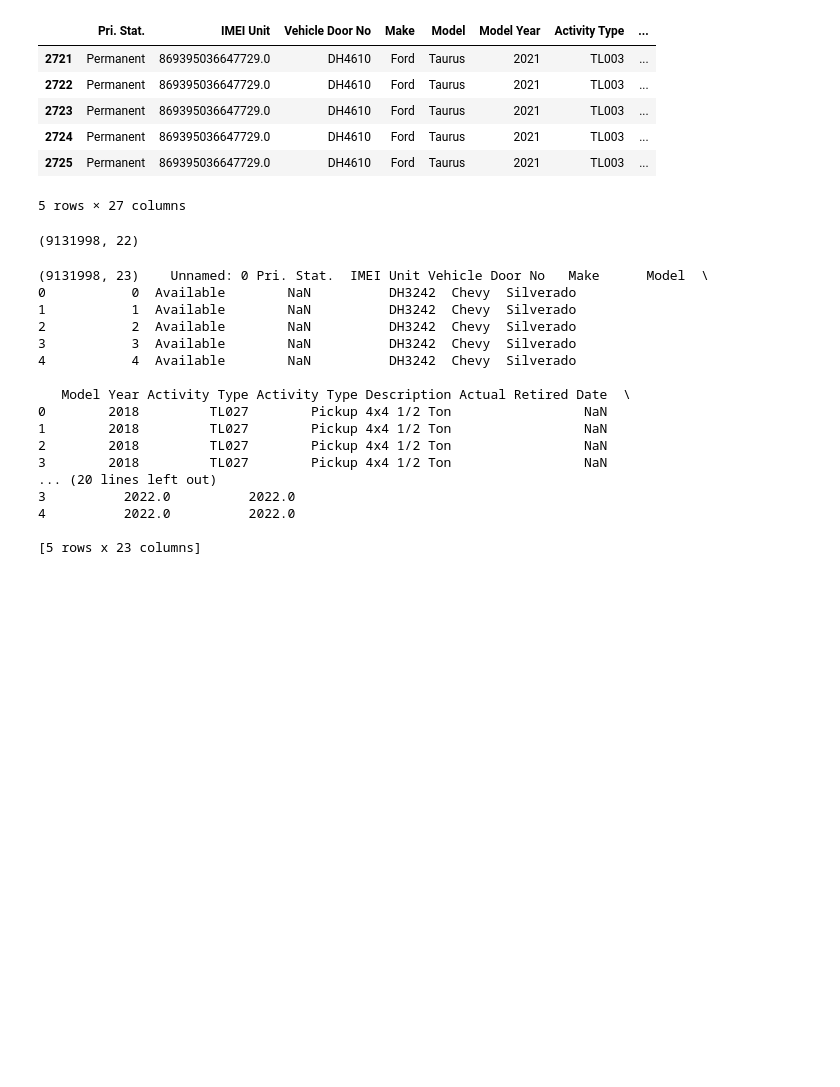
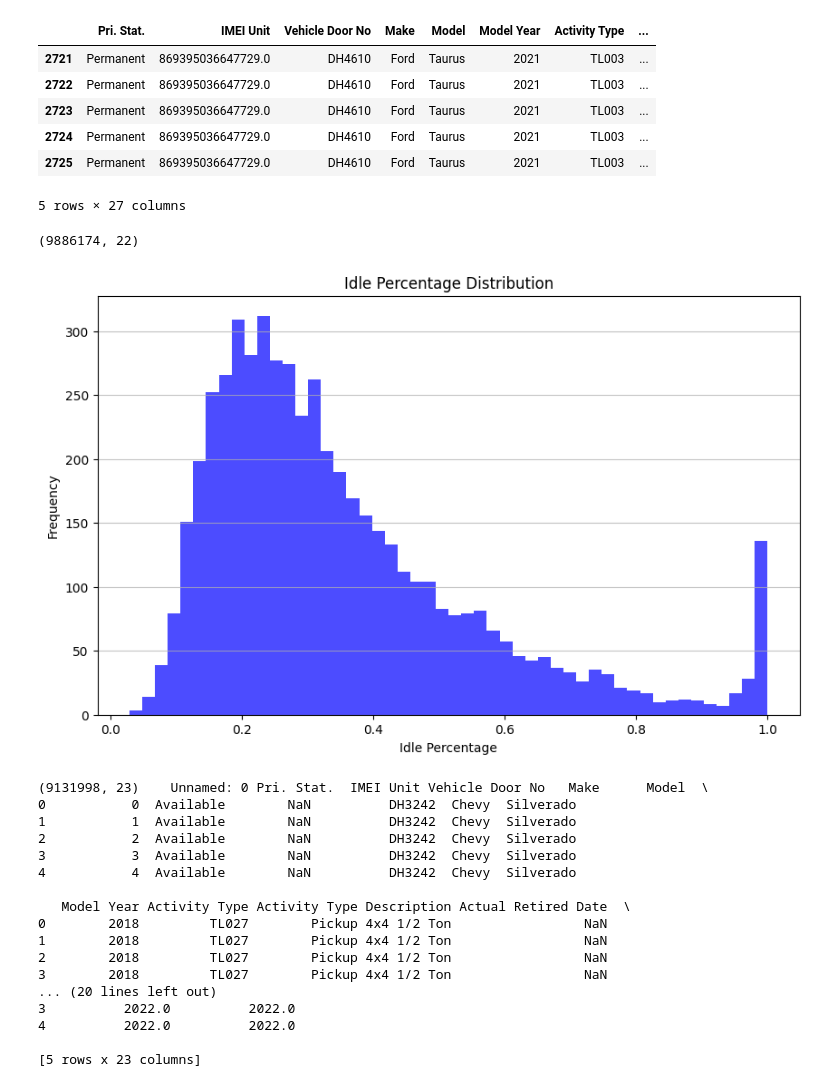
Before and after one commit to AlexWangVT/fleet_modeling, a Jupyter notebook: scripts/fleet_avl_newVKT_merge_analysis.ipynb, the cells around one changed output. Cells and saved outputs as stored; diff of their text form; code cells hidden in the pictures; blank space fills up the shorter version.

```diff
--- a/scripts/fleet_avl_newVKT_merge_analysis.ipynb
+++ b/scripts/fleet_avl_newVKT_merge_analysis.ipynb
@@ -28,9 +28,9 @@ def fleet_data_load(directory):
 def avl_data_load(directory):
     df = pd.read_csv(directory)
     df.columns = ['IMEI Unit', 'trip_start_time', 'trip_stop_time', 'distance_travelled', 'moving_time', 'idle_time', 'max_speed']
-    df = df[~((df['distance_travelled'] == 0) | (df['moving_time'] == 0))]
+    df = df[~((df['idle_time'] == 0) & (df['moving_time'] == 0))] # remove rows with zero distance or moving time
     df['average_speed_with_idle'] = df['distance_travelled'] / (df['moving_time'] + df['idle_time']) * 3600
-    df['average_speed_without_idle'] = df['distance_travelled'] / df['moving_time'] * 3600
+    df['average_speed_without_idle'] = (df['distance_travelled'] / df['moving_time'] * 3600).mask(df['moving_time'] == 0, 0)
     df['trip_start_year'] = df['trip_start_time'].apply(lambda x: int(str(x)[:4]))
     df['trip_stop_year'] = df['trip_stop_time'].apply(lambda x: int(str(x)[:4]))
     vehicle_start_year = pd.DataFrame(df.groupby('IMEI Unit')['trip_start_year'].min()).reset_index()
@@ -67,9 +67,8 @@ def new_avl_data_load(directory):
     df = df.iloc[:, 1:10]
     df = df.rename(columns={'Asset': 'Vehicle Door No', 'Average Speed': 'average_speed_w_idle'})
     na_idx = df['Start Time'].isna()
-    df = df[~na_idx]
+    df = df[~na_idx] # remove rows with empty start time
     df['average_speed_wo_idle'] = df['Distance Covered(KM)'] / df['Total Moving'].apply(str_to_num)
-
     df['Trip Start Year'] = df['Start Time'].dt.year.astype(int)
     df['Trip Stop Year'] = df['Stop Time'].dt.year.astype(int)
     vehicle_start_year = pd.DataFrame(df.groupby('Vehicle Door No')['Trip Start Year'].min()).reset_index()
@@ -221,9 +224,24 @@ def data_melt(df):
 final_df = data_melt(filtered_df)
 final_df.shape
 # %% [output]
-(9131998, 22)
+(9886174, 22)
 # %%
 final_df.to_csv('../results/three_data_melt.csv')
+# %%
+# plot idle perct distribution (each vehicle has one idle perct)
+idle_sum = merge_df.groupby('Vehicle Door No')['idle_time'].sum()
+moving_sum = merge_df.groupby('Vehicle Door No')['moving_time'].sum()
+idle_perct = (idle_sum / (idle_sum + moving_sum)).reset_index()
+idle_perct.columns = ['Vehicle Door No', 'idle_perct']
+
+plt.figure(figsize=(10, 6))
+plt.hist(idle_perct['idle_perct'], bins=50, color='blue', alpha=0.7)
+plt.title('Idle Percentage Distribution')
+plt.xlabel('Idle Percentage')
+plt.ylabel('Frequency')
+plt.grid(axis='y', alpha=0.75)
+# %% [output]
+[figure, added]
 # %%
 # merged data analysis
 final_df = pd.read_csv('../results/three_data_melt.csv')
```
Also changed, not shown: parts of 4 cells of this notebook, 19 other files.
